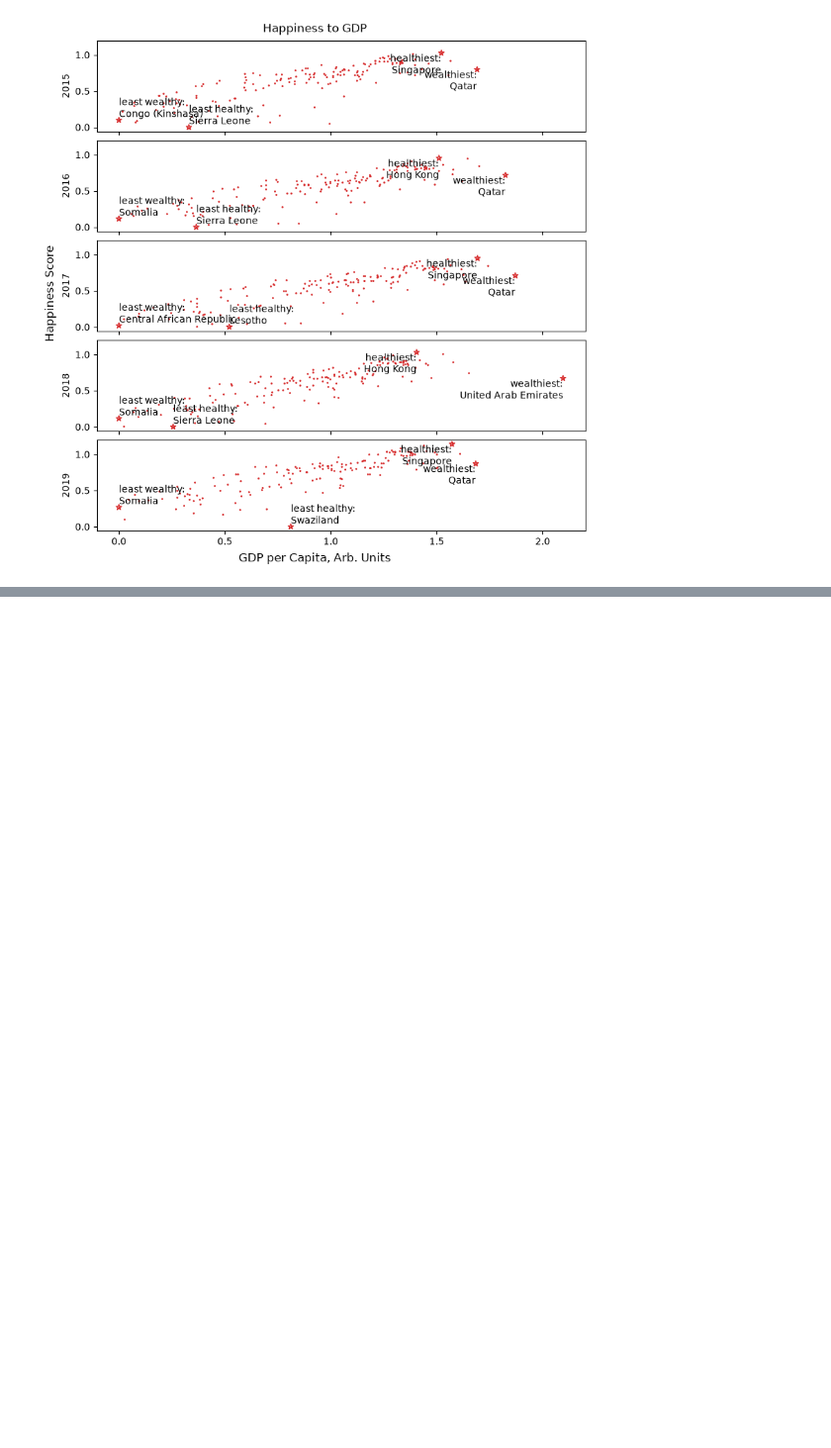
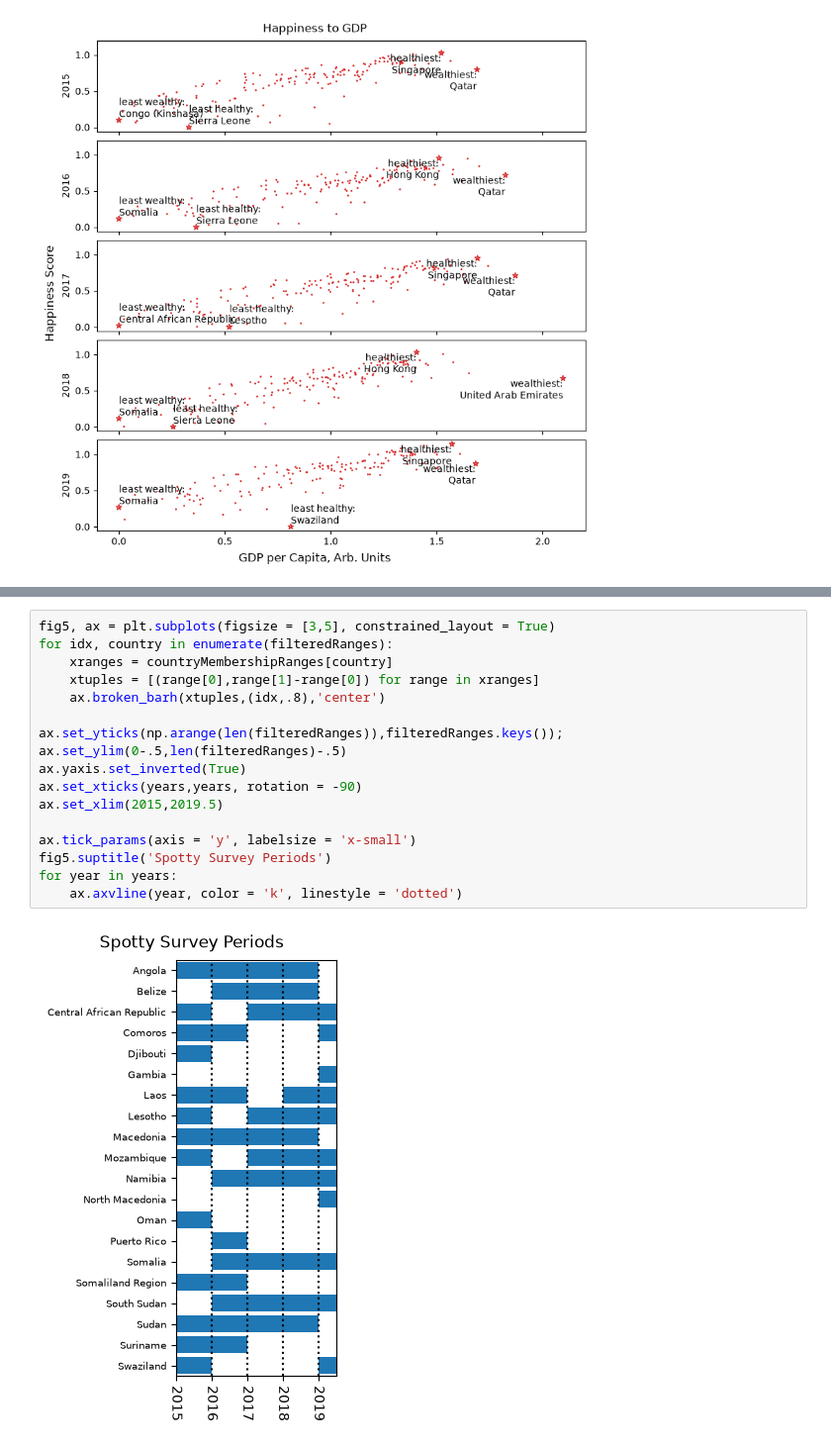
Before and after one commit to louscher-hunter/happiness-report, a Jupyter notebook: data_analysis.ipynb, the cells around one changed output, grey strips where cells are left out. Shown at 99% size. Cells and saved outputs as stored; diff of their text form; blank space fills up the shorter version.

```diff
--- a/data_analysis.ipynb
+++ b/data_analysis.ipynb
@@ -100,0 +316,19 @@ np.float64(1.141)
+# %%
+fig5, ax = plt.subplots(figsize = [3,5], constrained_layout = True)
+for idx, country in enumerate(filteredRanges):
+    xranges = countryMembershipRanges[country]
+    xtuples = [(range[0],range[1]-range[0]) for range in xranges]
+    ax.broken_barh(xtuples,(idx,.8),'center')
+
+ax.set_yticks(np.arange(len(filteredRanges)),filteredRanges.keys());
+ax.set_ylim(0-.5,len(filteredRanges)-.5)
+ax.yaxis.set_inverted(True)
+ax.set_xticks(years,years, rotation = -90)
+ax.set_xlim(2015,2019.5)
+
+ax.tick_params(axis = 'y', labelsize = 'x-small')
+fig5.suptitle('Spotty Survey Periods')
+for year in years:
+    ax.axvline(year, color = 'k', linestyle = 'dotted')
+# %% [output]
+[figure, added]
```
Also changed, not shown: parts of 18 cells of this notebook.
